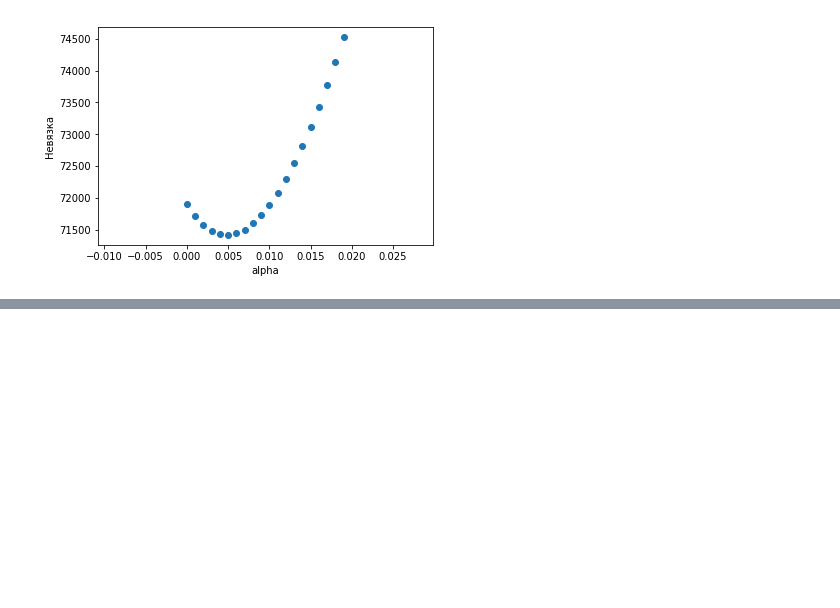
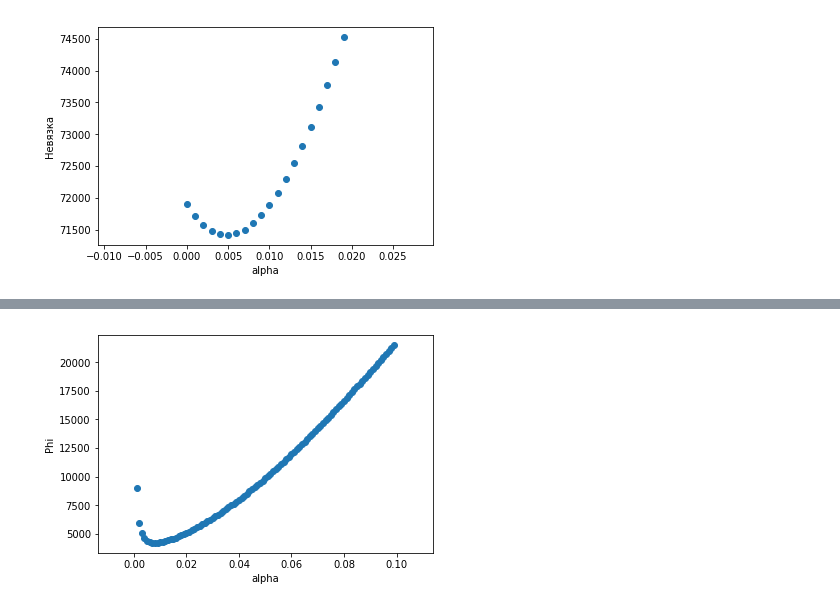
Before and after one commit to tamamolis/Gravity_traffic, a Jupyter notebook: corr_matrix_recovery.ipynb, the cells around one changed output, grey strips where cells are left out. Cells and saved outputs as stored; diff of their text form; code cells hidden in the pictures; blank space fills up the shorter version.

```diff
--- a/corr_matrix_recovery.ipynb
+++ b/corr_matrix_recovery.ipynb
@@ -255,0 +281,17 @@ plt.show()
+# %%
+num_iter = 500
+alpha = 1.0
+beta_range = np.arange(0.0, 0.1, 0.001)
+phi_list = []
+ph = 0
+for beta in beta_range:
+    ph, _, _ = iterate(beta, alpha, L, W, num_iter)
+    phi_list.append(ph)
+#     print(ph, beta)
+# %%
+plt.scatter(beta_range, phi_list)
+plt.ylabel('Phi')
+plt.xlabel('alpha')
+plt.show()
+# %% [output]
+[figure, added]
```
Also changed, not shown: parts of 25 cells of this notebook.
